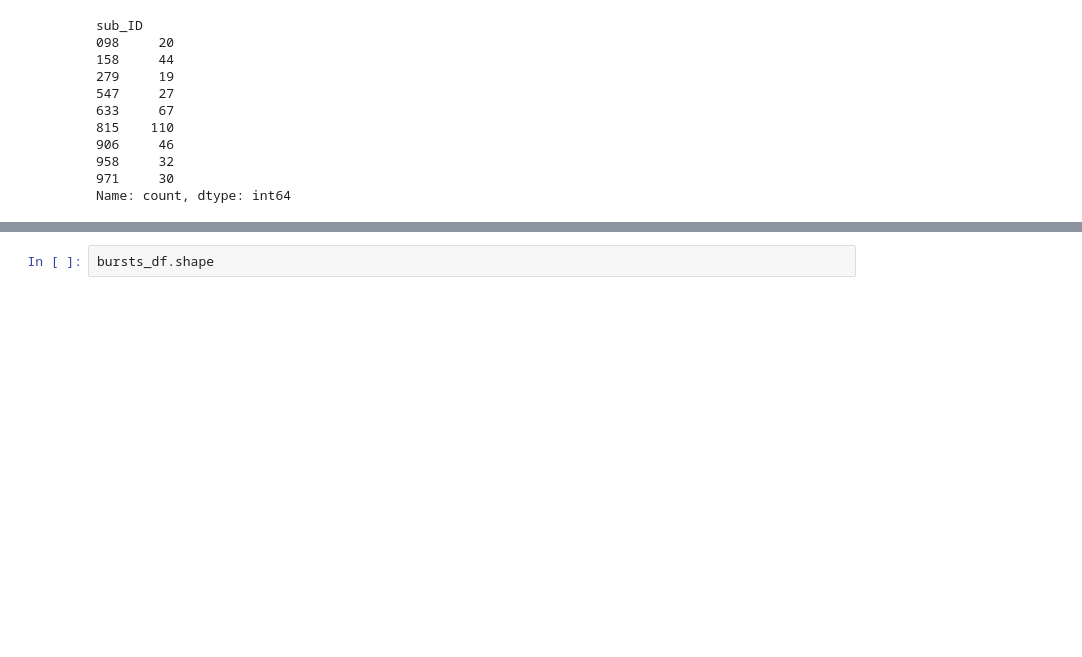
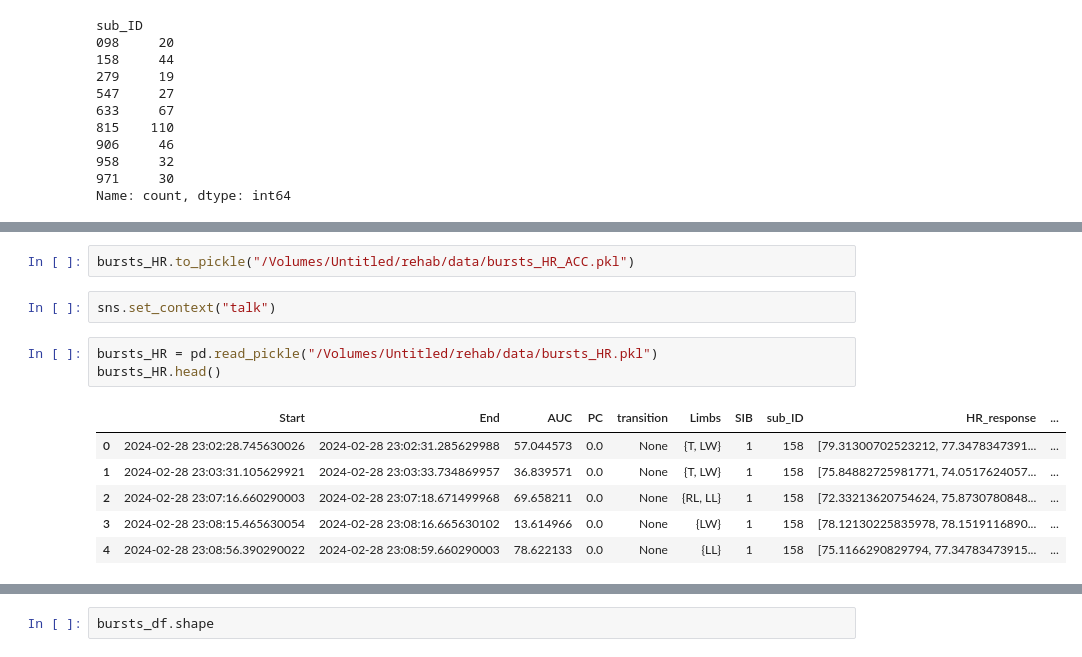
Before and after one commit to marcellosicbaldi/Every-Move-You-Make, a Jupyter notebook: src/notebooks/notebook_HRresponse.ipynb, the cells around one changed output, grey strips where cells are left out. Cells and saved outputs as stored; diff of their text form; blank space fills up the shorter version.

```diff
--- a/src/notebook_HRresponse.ipynb
+++ b/src/notebooks/notebook_HRresponse.ipynb
@@ -501,0 +709,14 @@ Name: count, dtype: int64
+# %%
+bursts_HR.to_pickle("/Volumes/Untitled/rehab/data/bursts_HR_ACC.pkl")
+# %%
+sns.set_context("talk")
+# %%
+bursts_HR = pd.read_pickle("/Volumes/Untitled/rehab/data/bursts_HR.pkl")
+bursts_HR.head()
+# %% [output]
+|  | Start | End | AUC | PC | transition | Limbs | SIB | sub_ID | HR_response | ... |
+| 0 | 2024-02-28 23:02:28.745630026 | 2024-02-28 23:02:31.285629988 | 57.044573 | 0.0 | None | {T, LW} | 1 | 158 | [79.31300702523212, 77.3478347391... | ... |
+| 1 | 2024-02-28 23:03:31.105629921 | 2024-02-28 23:03:33.734869957 | 36.839571 | 0.0 | None | {T, LW} | 1 | 158 | [75.84882725981771, 74.0517624057... | ... |
+| 2 | 2024-02-28 23:07:16.660290003 | 2024-02-28 23:07:18.671499968 | 69.658211 | 0.0 | None | {RL, LL} | 1 | 158 | [72.33213620754624, 75.8730780848... | ... |
+| 3 | 2024-02-28 23:08:15.465630054 | 2024-02-28 23:08:16.665630102 | 13.614966 | 0.0 | None | {LW} | 1 | 158 | [78.12130225835978, 78.1519116890... | ... |
+| 4 | 2024-02-28 23:08:56.390290022 | 2024-02-28 23:08:59.660290003 | 78.622133 | 0.0 | None | {LL} | 1 | 158 | [75.1166290829794, 77.34783473915... | ... |
```
Also changed, not shown: parts of 25 cells of this notebook, 32 other files.
